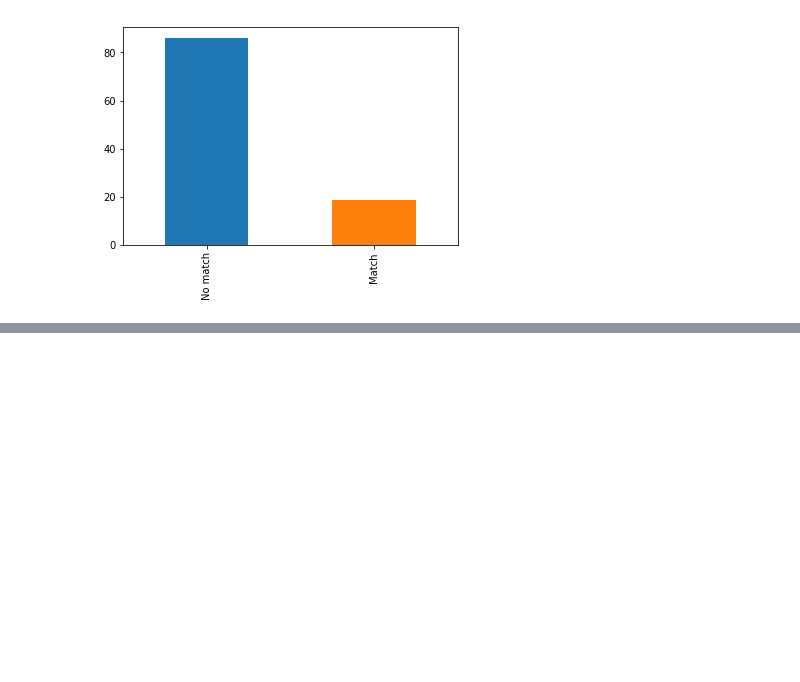
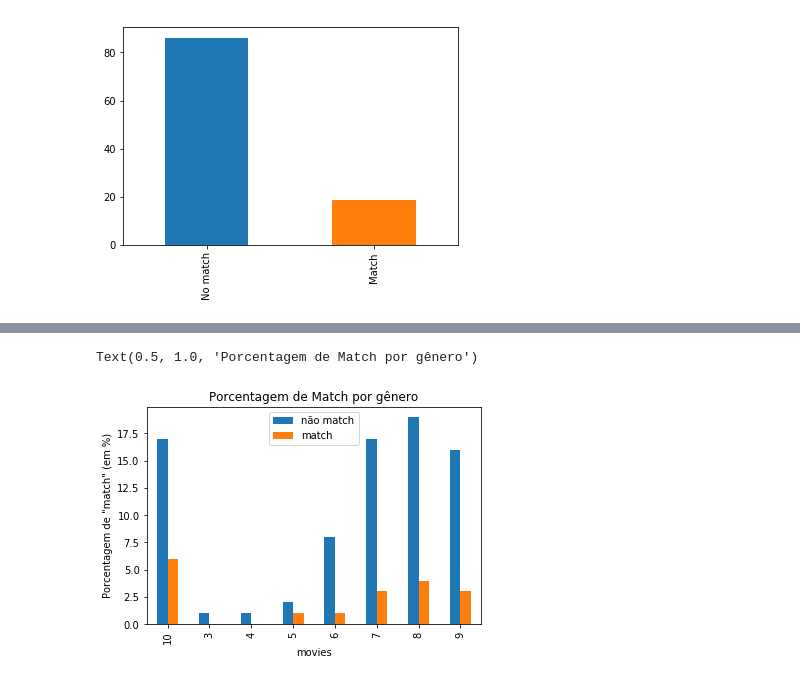
Before and after one commit to beatrizbernardino/P3_datascience, a Jupyter notebook: vitor.ipynb, the cells around one changed output, grey strips where cells are left out. Cells and saved outputs as stored; diff of their text form; code cells hidden in the pictures; blank space fills up the shorter version.

```diff
--- a/vitor.ipynb
+++ b/vitor.ipynb
@@ -176,0 +220,10 @@ match_rate.plot.bar()
+# %%
+exercise=pd.crosstab(data.movies, data.match)
+exercise = (exercise/exercise.sum().sum()*100).round(decimals=0)
+exercise.plot(kind= "bar")
+plt.ylabel('Porcentagem de "match" (em %)')
+plt.legend(["não match", "match"])
+plt.title("Porcentagem de Match por gênero")
+# %% [output]
+Text(0.5, 1.0, 'Porcentagem de Match por gênero')
+[figure, added]
```
Also changed, not shown: parts of 12 cells of this notebook, 1 other file.
